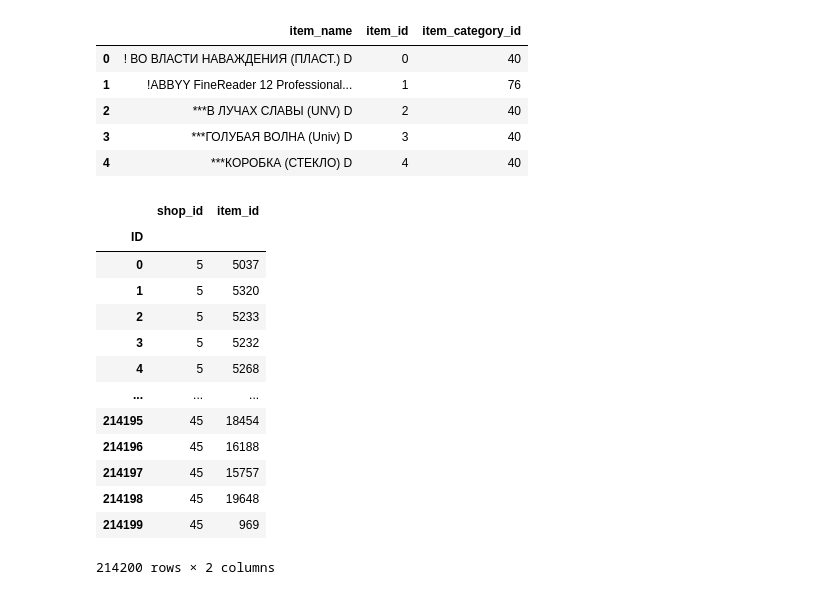
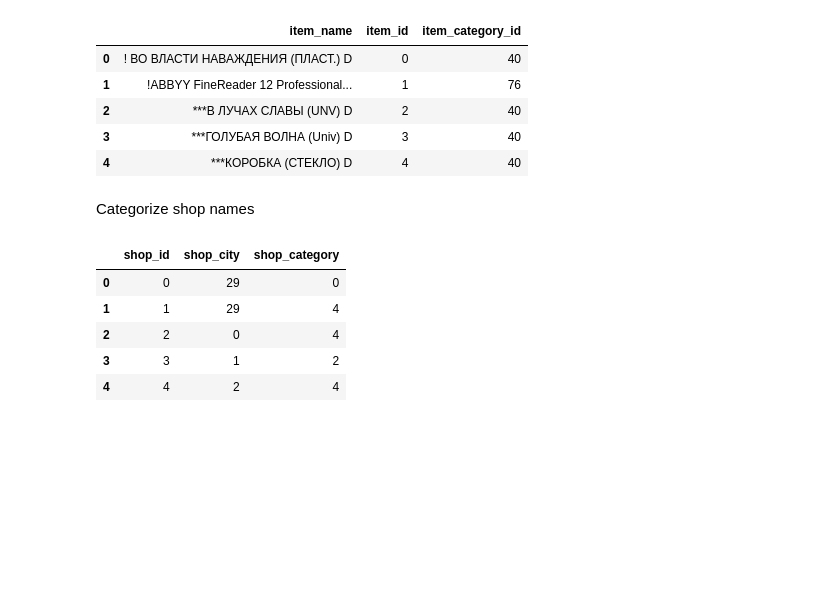
Before and after one commit to GaoangLiu/AA_ipynb, a Jupyter notebook: A_journey_of_predicting_future_sales_.ipynb, the cells around one changed output. Cells and saved outputs as stored; diff of their text form; code cells hidden in the pictures; blank space fills up the shorter version.

```diff
--- a/A_journey_of_predicting_future_sales_.ipynb
+++ b/A_journey_of_predicting_future_sales_.ipynb
@@ -279,17 +281,25 @@ print("Done")
-# %%
-test
-# %% [output]
-|  | shop_id | item_id |
-| ID |  |  |
-| 0 | 5 | 5037 |
-| 1 | 5 | 5320 |
-| 2 | 5 | 5233 |
-| 3 | 5 | 5232 |
-| 4 | 5 | 5268 |
-| ... | ... | ... |
-| 214195 | 45 | 18454 |
-| 214196 | 45 | 16188 |
-| 214197 | 45 | 15757 |
-| 214198 | 45 | 19648 |
-| 214199 | 45 | 969 |
-214200 rows × 2 columns
+# %% [markdown]
+Categorize shop names
+# %%
+shops_df = shops
+shops_df.loc[shops.shop_name == 'Сергиев Посад ТЦ "7Я"', 'shop_name'] = 'СергиевПосад ТЦ "7Я"'
+
+shops_df['city'] = shops['shop_name'].str.split(' ').map(lambda x: x[0])
+shops_df['category'] = shops['shop_name'].str.split(' ').map(lambda x: x[1]).astype(str)
+shops_df.loc[shops_df.city == '!Якутск', 'city'] = 'Якутск'
+
+top_cats = ['ТЦ', 'ТРК', 'ТРЦ', 'ТК']
+shops_df['category'] = shops_df.category.apply(lambda x: x if x in top_cats else 'etc')
+
+shops_df['shop_city'] = sklearn.preprocessing.LabelEncoder().fit_transform(shops_df['city'])
+shops_df['shop_category'] = sklearn.preprocessing.LabelEncoder().fit_transform(shops_df['category'])
+shops_df = shops_df[['shop_id','shop_city', 'shop_category']]
+
+shops_df.head()
+# %% [output]
+|  | shop_id | shop_city | shop_category |
+| 0 | 0 | 29 | 0 |
+| 1 | 1 | 29 | 4 |
+| 2 | 2 | 0 | 4 |
+| 3 | 3 | 1 | 2 |
+| 4 | 4 | 2 | 4 |
```
Also changed, not shown: parts of 11 cells of this notebook.
